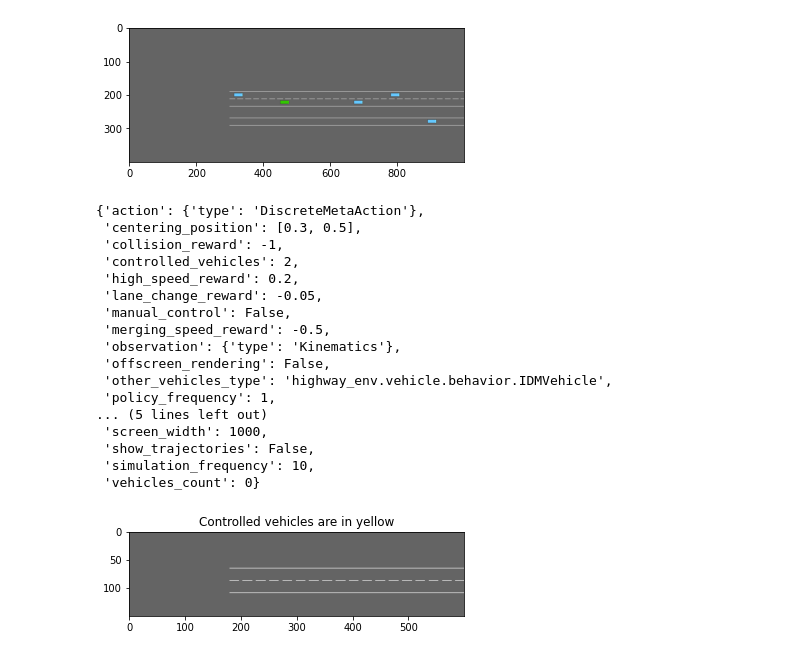
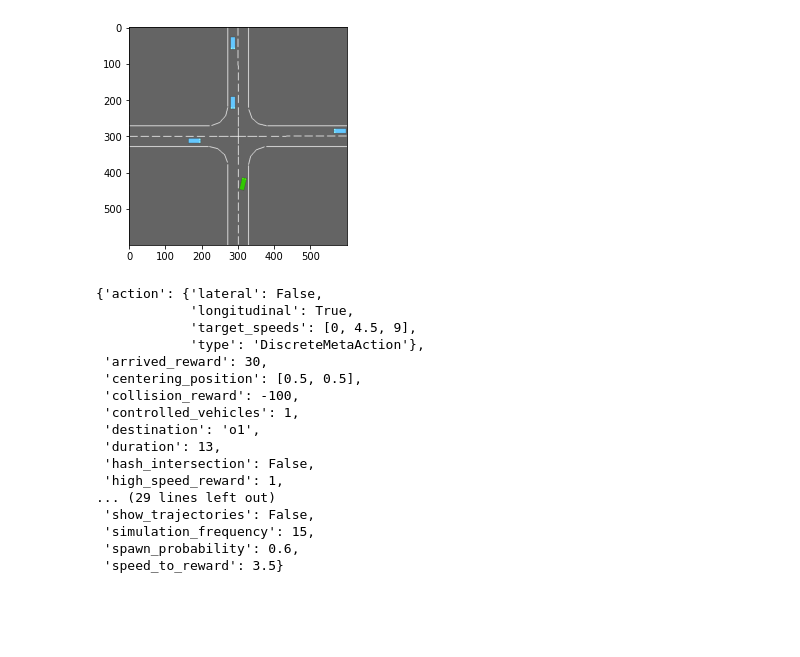
Before and after one commit to lavinama/highway-env, a Jupyter notebook: npc_2lane_highway(1).ipynb, the cells around one changed output. Cells and saved outputs as stored; diff of their text form; code cells hidden in the pictures; blank space fills up the shorter version.

```diff
--- a/npc_2lane_highway(1).ipynb
+++ b/npc_2lane_highway(1).ipynb
@@ -22,60 +25,43 @@ Successfully installed pygame-2.1.2
 # %%
 import gym
 import highway_env
 from matplotlib import pyplot as plt
 %matplotlib inline
 
-env = gym.make('merge-v0')
+env = gym.make('intersection-v0')
 env.seed(0)
 
-env.configure({"controlled_vehicles": 2})  # Two controlled vehicles
-env.configure({"vehicles_count": 0})  # A single other vehicle, for the sake of visualisation
-env.configure({"simulation_frequency": 15})
-env.configure({
-    "screen_width": 1000,
-    "screen_height": 400
-})
+# env.configure({"controlled_vehicles": 2})  # Two controlled vehicles
+# env.configure({"vehicles_count": 0})  # A single other vehicle, for the sake of visualisation
+# env.configure({ "screen_width": 1000, "screen_height": 400})
 env.reset()
 plt.imshow(env.render(mode="rgb_array"))
 plt.show()
 # TODO: Check why if I put two controlled vehicles and no vehicles
 # in the background still 1 controlled vehicle and 4 in the background appear
 # %% [output]
-[figure, old version]
+[figure, new version]
 # %%
 import pprint
 pprint.pprint(env.config)
 # %% [output]
-{'action': {'type': 'DiscreteMetaAction'},
- 'centering_position': [0.3, 0.5],
- 'collision_reward': -1,
- 'controlled_vehicles': 2,
- 'high_speed_reward': 0.2,
- 'lane_change_reward': -0.05,
- 'manual_control': False,
- 'merging_speed_reward': -0.5,
- 'observation': {'type': 'Kinematics'},
- 'offscreen_rendering': False,
- 'other_vehicles_type': 'highway_env.vehicle.behavior.IDMVehicle',
- 'policy_frequency': 1,
-... (5 lines left out)
- 'screen_width': 1000,
+{'action': {'lateral': False,
+            'longitudinal': True,
+            'target_speeds': [0, 4.5, 9],
+            'type': 'DiscreteMetaAction'},
+ 'arrived_reward': 30,
+ 'centering_position': [0.5, 0.5],
+ 'collision_reward': -100,
+ 'controlled_vehicles': 1,
+ 'destination': 'o1',
+ 'duration': 13,
+ 'hash_intersection': False,
+ 'high_speed_reward': 1,
+... (29 lines left out)
  'show_trajectories': False,
- 'simulation_frequency': 10,
- 'vehicles_count': 0}
+ 'simulation_frequency': 15,
+ 'spawn_probability': 0.6,
+ 'speed_to_reward': 3.5}
-# %%
-actions = tuple(0 for agent in range(2))
-for i in range(00):
-    obs, reward, done, info = env.step(actions)
-    # obs, reward, done, info = env.step(np.array([0.01, 0.1]))
-    # obs, reward, done, info = env.step(0)
-    env.render()
-
-plt.imshow(env.render(mode="rgb_array"))
-plt.title("Controlled vehicles are in yellow")
-plt.show()
-# %% [output]
-[figure, removed]
 # %%
 !pip install stable-baselines3
 !python -m pip uninstall pyserial --yes
```
Also changed, not shown: parts of 3 cells of this notebook, 7 other files.
